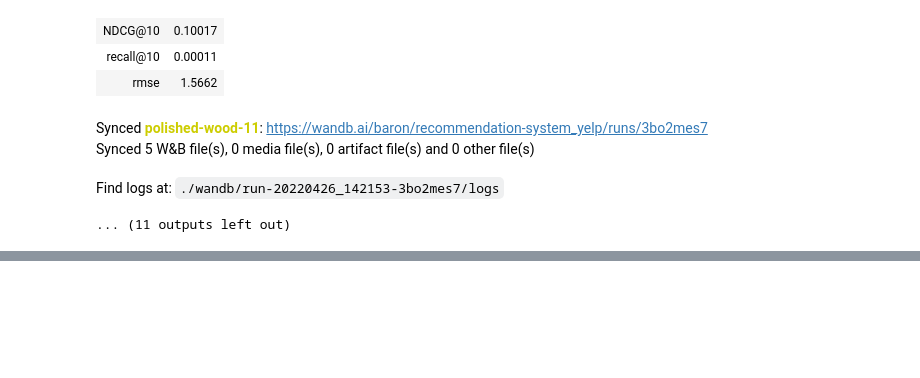
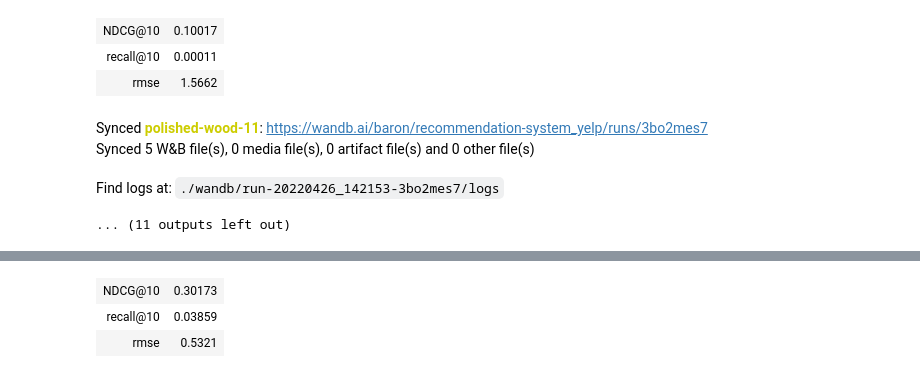
Before and after one commit to Baron1014/recommender_system, a Jupyter notebook: notebook/Rec_Sys.ipynb, the cells around one changed output, grey strips where cells are left out. Drawn from its saved outputs; the diff is of its cells as text; code cells hidden in the pictures; blank space fills up the shorter version.

```diff
--- a/notebook/Rec_Sys.ipynb
+++ b/notebook/Rec_Sys.ipynb
@@ -112,9 +356,13 @@ print(f"使用者評分大於三次的共有：{filter_data.shape}")
 # 取得business個數及users個數
 douban_users, books = np.unique(filter_data[:,0]), np.unique(filter_data[:,1])
 # 取得訓練資料及測試資料
-douban_training_data,  douban_testing_data = training_testing(filter_data)
+# douban_training_data,  douban_testing_data = training_testing(filter_data)
 print("users: ", len(douban_users))
 print("items: ", len(books))
+# generarte one hot encoding
+one_hot_x, y, add_fake_data = get_one_hot_feature(data,  'user_book')
+X_train_douban, X_test_douban, y_train_douban, y_test_douban = training_testing_XY(one_hot_x, y, random_state=int(config['model']['random_state']))
+training_index_douban, test_index_douban, _, _ = training_testing_XY(add_fake_data, y, random_state=int(config['model']['random_state']))
 # %% [output]
 book_author:[['12131', '3871'], ['20995', '10690'], ['9905', '3845']]
 book_publisher:[['12131', '108'], ['20995', '1470'], ['9905', '1696']]
@@ -623,0 +1099,76 @@ AttributeError: 'list' object has no attribute 'shape'
+# %%
+import pywFM
+import random
+from IPython.display import clear_output
+
+def execute_bpr_factorization_machine(X, y, X_test, y_test, training_index, test_index, users, items):
+    rating_testing_array = generate_eval_array(y_test, test_index, users, items)
+
+    # kfold = 5
+    kfold = list()
+    recall = list()
+    ndcg = list()
+    result = dict()
+    sum_predict_values = 0
+    for i in range(5):
+        print(f"Start {i} FM Cross-Validation")
+        random_state = random.randint(0, 50)
+        X_train, X_val, y_train, y_val = training_testing_XY(X, y, test_size=float(config["model"]["val_rate"]), random_state=random_state)
+        _, val_index, _, _ = training_testing_XY(training_index, y, test_size=float(config["model"]["val_rate"]), random_state=random_state)
+
+        # reshape y
+        y_train = y_train.reshape(1, -1)[0]
+        y_test = y_test.reshape(1, -1)[0]
+        y_val = y_val.reshape(1, -1)[0]
+
+        # define model
+        fm = pywFM.FM(task='classification')
+
+        model = fm.run(X_train, y_train, X_val, y_val)
+        predict_values = model.predictions
+        predict = generate_eval_array(predict_values, val_index, users, items)
+        print(predict_values - y_val)
+        kfold.append(util.rmse(list(map(abs, predict_values - y_val))))
+        recall.append(recall_k(rating_testing_array, predict))
+        ndcg.append(ndcg_score(rating_testing_array, predict))
+        #sum_predict_values += predict_values
+        clear_output()
+
+    result['rmse'] = sum(kfold)/len(kfold)
+    result['recall@10'] = sum(recall)/len(recall)
+    result['NDCG@10'] = sum(ndcg)/len(ndcg)
+
+    return result
+
+print("==========\nMovielens:\n==========")
+wandb.init(project=config['general']['movielens'],
+                        entity=config['general']['entity'],
+                        group="BPR-FM")
+wandb_log = WandbLog()
+movie_reuslt = execute_bpr_factorization_machine(X_train, y_train, X_test, y_test, training_index, test_index, len_users, movies)
+
+wandb_log.log_evaluation(movie_reuslt)
+print(movie_reuslt)
+wandb.finish()
+
+# print("==========\nYelp:\n==========")
+# wandb.init(project=config['general']['yelp'],
+#                         entity=config['general']['entity'],
+#                         group="BPR-FM")
+# wandb_log = WandbLog()
+# yelp_reuslt = execute_factorization_machine(X_train_yelp, y_train_yelp, X_test_yelp, y_test_yelp, training_index_yelp, test_index_yelp, yelp_users, business)
+
+# wandb_log.log_evaluation(yelp_reuslt)
+# print(yelp_reuslt)
+# wandb.finish()
+
+# print("==========\nDouban Book:\n==========")
+# wandb.init(project=config['general']['douban'],
+#                         entity=config['general']['entity'],
+#                         group="BPR-FM")
+# wandb_log = WandbLog()
+# douban_reuslt = execute_factorization_machine(X_train_douban, y_train_douban, X_test_douban, y_test_douban, training_index_douban, test_index_douban, douban_users, books)
+# wandb_log.log_evaluation(douban_reuslt)
+# print(douban_reuslt)
+# wandb.finish()
+# %% [output]
@@ -623,0 +1178,3 @@ AttributeError: 'list' object has no attribute 'shape'
+| NDCG@10 | 0.30173 |
+| recall@10 | 0.03859 |
+| rmse | 0.5321 |
```
Also changed, not shown: parts of 15 cells of this notebook, 4 other files.
